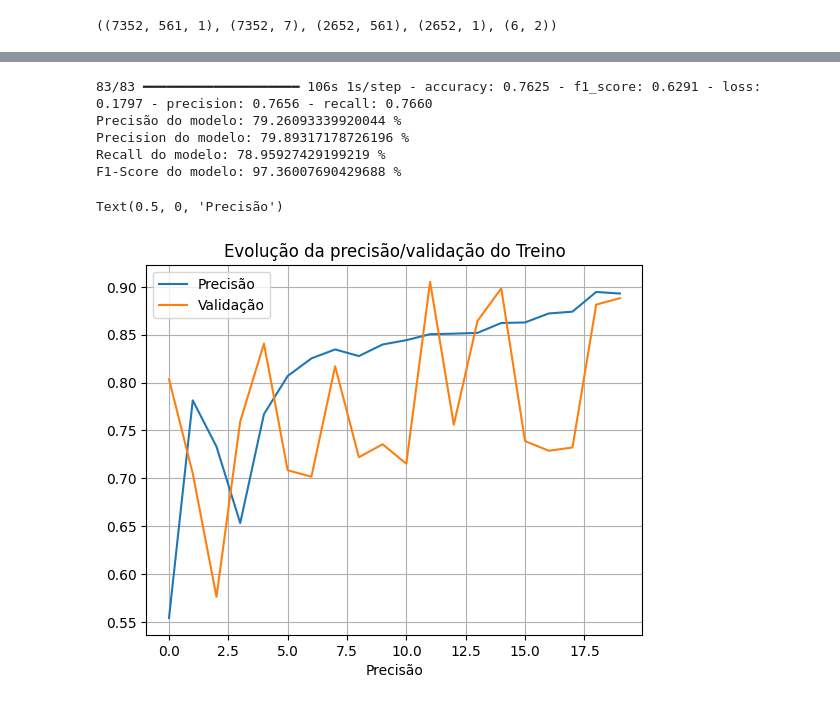
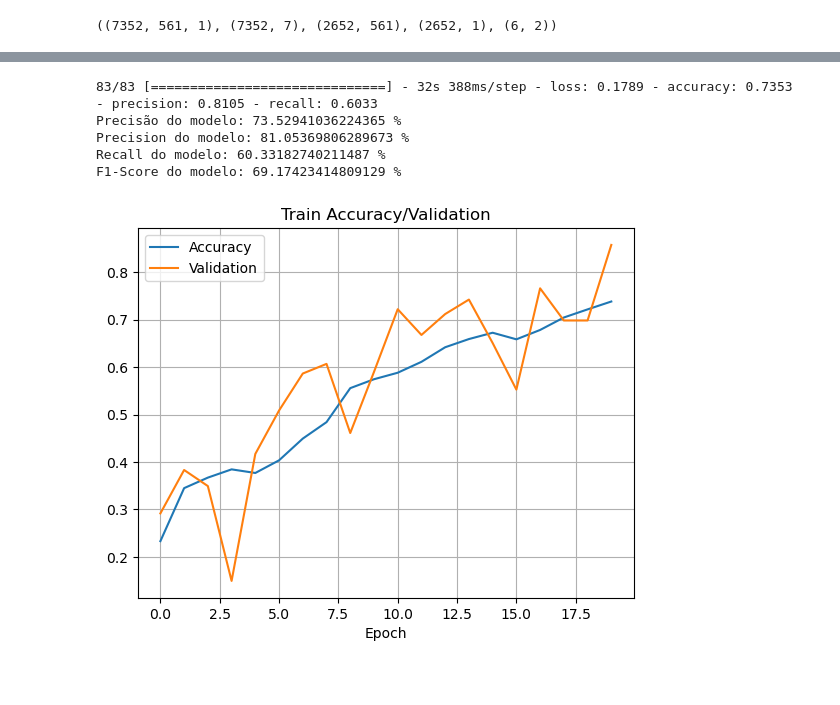
Before and after one commit to danilmour/Sistema-de-Reconhecimento-de-Movimentos, a Jupyter notebook: BiLSTM/BiLSTM-Melhor-Modelo.ipynb, the cells around one changed output, grey strips where cells are left out. Cells and saved outputs as stored; diff of their text form; code cells hidden in the pictures; blank space fills up the shorter version.

Commit message:
Fixed error with BiLSTM train time/accuracy

```diff
--- a/BiLSTM/BiLSTM-Melhor-Modelo.ipynb
+++ b/BiLSTM/BiLSTM-Melhor-Modelo.ipynb
@@ -30,13 +30,13 @@ from keras.optimizers import *
 import keras
 
 modelo = Sequential()
-modelo.add(Bidirectional(LSTM(355, return_sequences=True)))
-modelo.add(Dropout(0.2592))
-modelo.add(Bidirectional(LSTM(347)))
-modelo.add(Dropout(0.3632))
+modelo.add(Bidirectional(LSTM(92, return_sequences=True)))
+modelo.add(Dropout(0.3227))
+modelo.add(Bidirectional(LSTM(18)))
+modelo.add(Dropout(0.4576))
 modelo.add(Dense(7, activation="sigmoid"))
 
-modelo.compile(loss="binary_crossentropy", optimizer=Adam(learning_rate=0.001), metrics=["accuracy", "Precision", "Recall"])
+modelo.compile(loss="binary_crossentropy", optimizer=Adam(learning_rate=0.0001), metrics=["accuracy", "Precision", "Recall"])
 # %%
 historico = modelo.fit(X_train, y_train, epochs=20, batch_size=10, validation_data=(X_val, y_val))
 # %% [output]
@@ -65,27 +65,26 @@ print(f"Precision do modelo: {precision*100} %")
 print(f"Recall do modelo: {recall*100} %")
 print(f"F1-Score do modelo: {f1_score*100} %")
 # %% [output]
-83/83 ━━━━━━━━━━━━━━━━━━━━ 106s 1s/step - accuracy: 0.7625 - f1_score: 0.6291 - loss: 0.1797 - precision: 0.7656 - recall: 0.7660
-Precisão do modelo: 79.26093339920044 %
-Precision do modelo: 79.89317178726196 %
-Recall do modelo: 78.95927429199219 %
-F1-Score do modelo: 97.36007690429688 %
+83/83 [==============================] - 32s 388ms/step - loss: 0.1789 - accuracy: 0.7353 - precision: 0.8105 - recall: 0.6033
+Precisão do modelo: 73.52941036224365 %
+Precision do modelo: 81.05369806289673 %
+Recall do modelo: 60.33182740211487 %
+F1-Score do modelo: 69.17423414809129 %
 # %%
 import matplotlib.pyplot as plt
 import os
 
 os.environ["KMP_DUPLICATE_LIB_OK"] = "TRUE"
 
 plt.plot(historico.history["accuracy"])
 plt.plot(historico.history["val_accuracy"])
 plt.grid()
-plt.title("Evolução da precisão/validação do Treino")
-plt.legend(["Precisão", "Validação"])
-plt.xlabel("Época")
-plt.xlabel("Precisão")
+plt.title("Train Accuracy/Validation")
+plt.legend(["Accuracy", "Validation"])
+plt.xlabel("Epoch")
+plt.savefig("images/BiLSTM Bayesian Optimization - Train Accuracy_Validation.pdf")
 # %% [output]
-Text(0.5, 0, 'Precisão')
-[figure, old version]
+[figure, new version]
 # %%
 from sklearn.metrics import confusion_matrix, ConfusionMatrixDisplay
 
```
Also changed, not shown: parts of 2 cells of this notebook, 2 other files.
